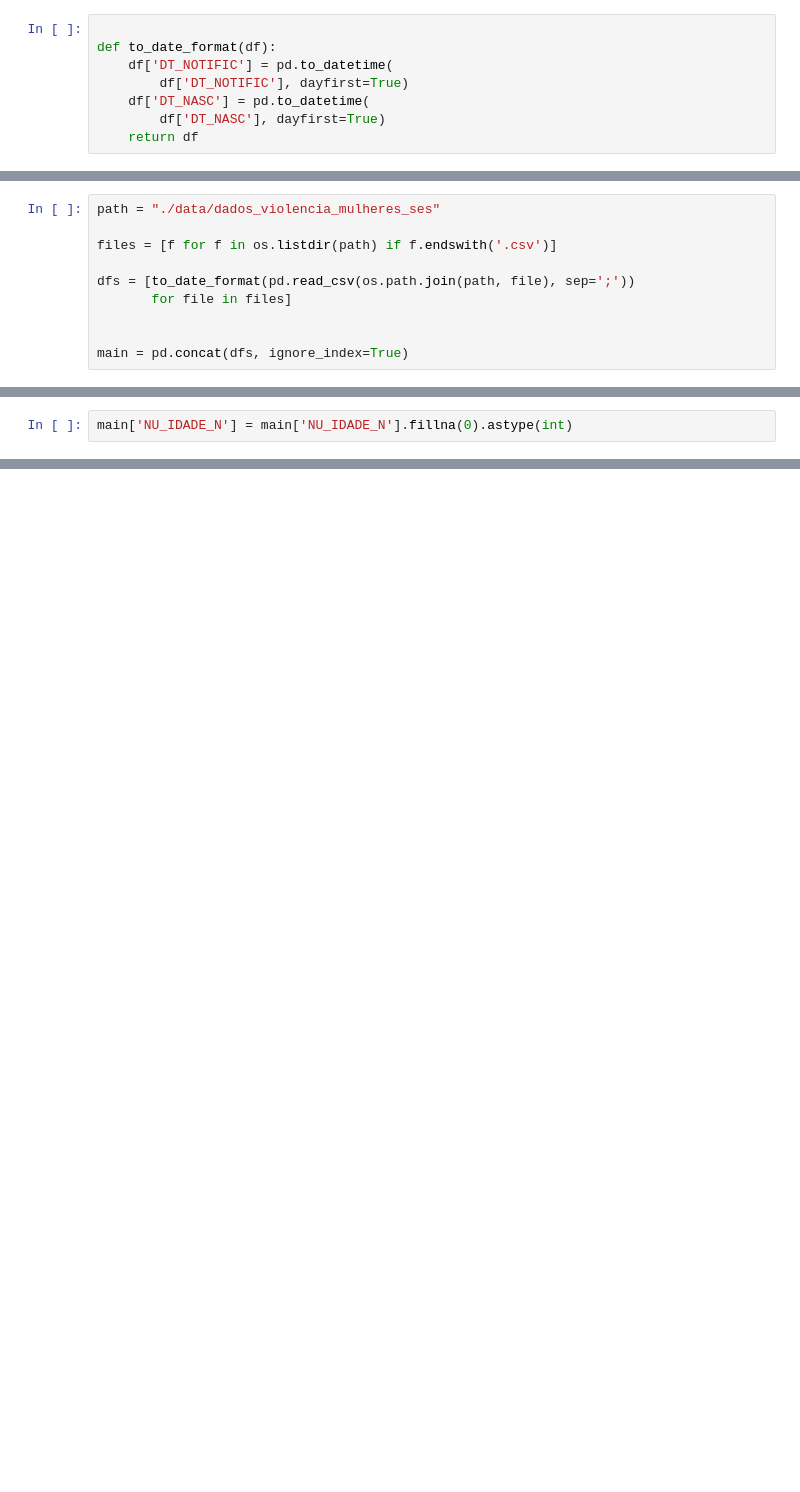
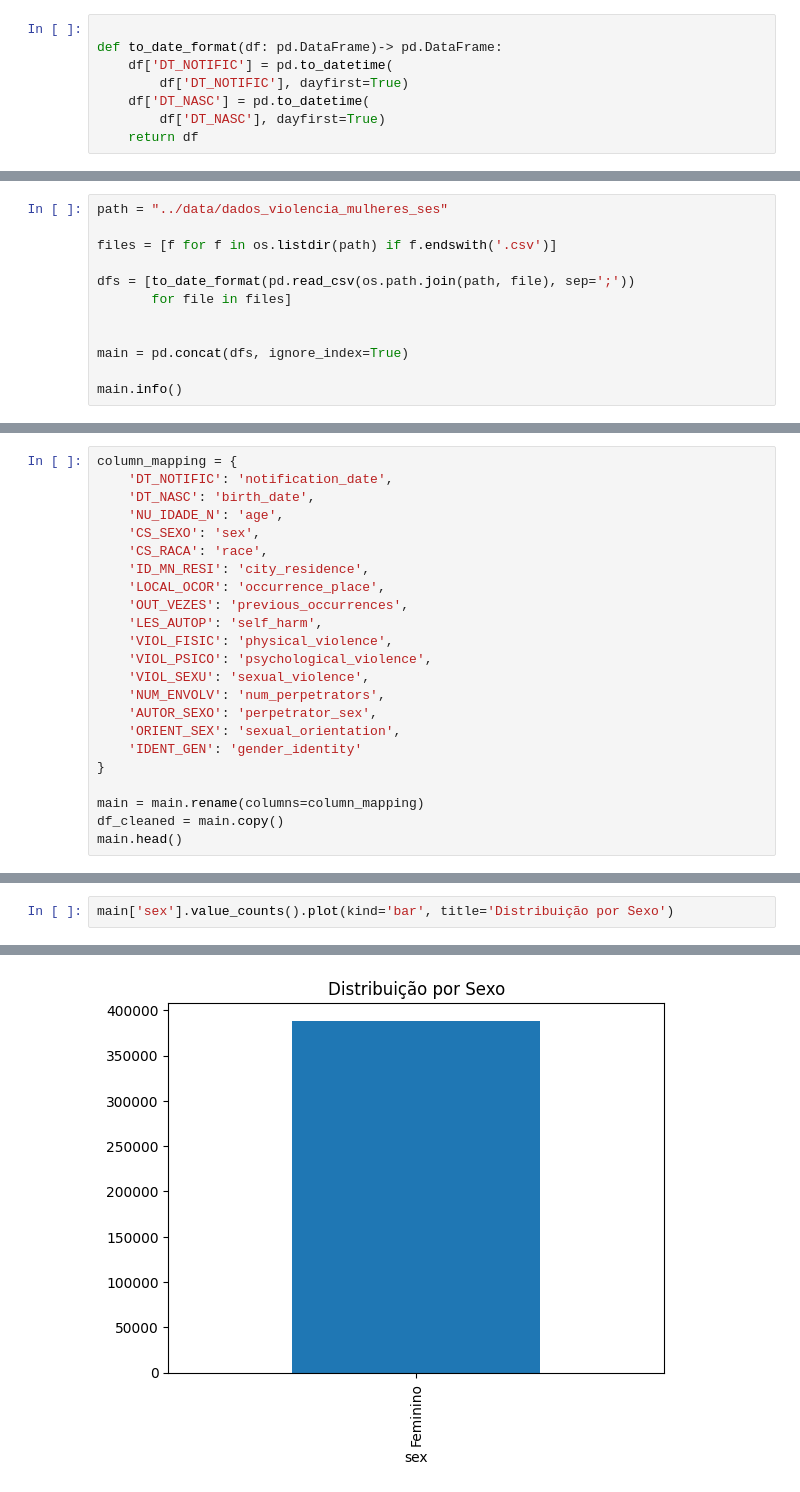
Before and after one commit to gribeiros/TCC-MBA, a Jupyter notebook: notebooks/main_violencia_mulheres_ses.ipynb, the cells around one changed output, grey strips where cells are left out. Saved outputs shown, nothing was run; the diff lists cells and outputs as text; blank space fills up the shorter version.

```diff
--- a/notebooks/main_violencia_mulheres_ses.ipynb
+++ b/notebooks/main_violencia_mulheres_ses.ipynb
@@ -6,6 +14,6 @@ pd.set_option("display.max_rows", None)
 # %%
 
-def to_date_format(df):
+def to_date_format(df: pd.DataFrame)-> pd.DataFrame:
     df['DT_NOTIFIC'] = pd.to_datetime(
         df['DT_NOTIFIC'], dayfirst=True)
     df['DT_NASC'] = pd.to_datetime(
@@ -14,5 +44,5 @@ def to_date_format(df):
 # %%
-path = "./data/dados_violencia_mulheres_ses"
+path = "../data/dados_violencia_mulheres_ses"
 
 files = [f for f in os.listdir(path) if f.endswith('.csv')]
 
@@ -21,3 +51,5 @@ dfs = [to_date_format(pd.read_csv(os.path.join(path, file), sep=';'))
 
 
 main = pd.concat(dfs, ignore_index=True)
+
+main.info()
@@ -24,2 +73,0 @@ main = pd.concat(dfs, ignore_index=True)
-# %%
-main['NU_IDADE_N'] = main['NU_IDADE_N'].fillna(0).astype(int)
@@ -25,0 +76,23 @@ main['NU_IDADE_N'] = main['NU_IDADE_N'].fillna(0).astype(int)
+# %%
+column_mapping = {
+    'DT_NOTIFIC': 'notification_date',
+    'DT_NASC': 'birth_date',
+    'NU_IDADE_N': 'age',
+    'CS_SEXO': 'sex',
+    'CS_RACA': 'race',
+    'ID_MN_RESI': 'city_residence',
+    'LOCAL_OCOR': 'occurrence_place',
+    'OUT_VEZES': 'previous_occurrences',
+    'LES_AUTOP': 'self_harm',
+    'VIOL_FISIC': 'physical_violence',
+    'VIOL_PSICO': 'psychological_violence',
+    'VIOL_SEXU': 'sexual_violence',
+    'NUM_ENVOLV': 'num_perpetrators',
+    'AUTOR_SEXO': 'perpetrator_sex',
+    'ORIENT_SEX': 'sexual_orientation',
+    'IDENT_GEN': 'gender_identity'
+}
+
+main = main.rename(columns=column_mapping)
+df_cleaned = main.copy()
+main.head()
@@ -25,0 +158,3 @@ main['NU_IDADE_N'] = main['NU_IDADE_N'].fillna(0).astype(int)
+# %%
+main['sex'].value_counts().plot(kind='bar', title='Distribuição por Sexo')
+# %% [output]
@@ -25,0 +162 @@ main['NU_IDADE_N'] = main['NU_IDADE_N'].fillna(0).astype(int)
+[figure, added]
```
Also changed, not shown: parts of 57 cells of this notebook, 6 other files.
